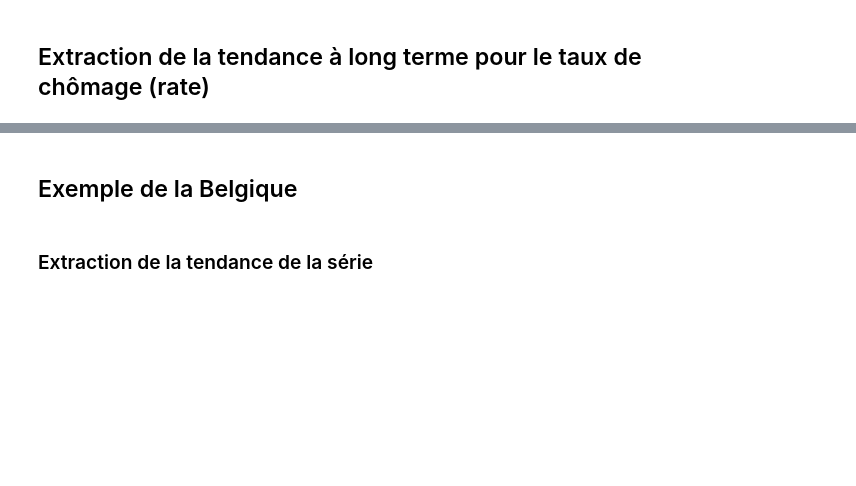
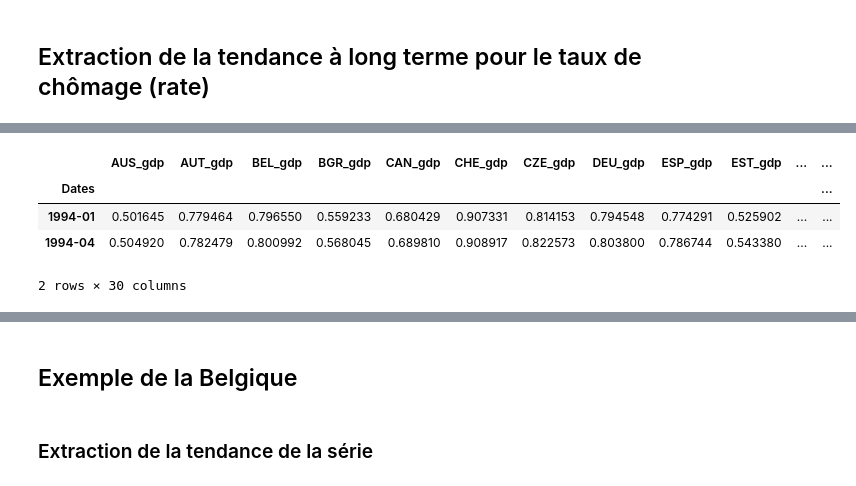
Before and after one commit to Marimar4/Projet-Python, a Jupyter notebook: monmodule/Modélisation.ipynb, the cells around one changed output, grey strips where cells are left out. Saved outputs shown, nothing was run; the diff lists cells and outputs as text; code cells hidden in the pictures; blank space fills up the shorter version.

```diff
--- a/monmodule/Modélisation.ipynb
+++ b/monmodule/Modélisation.ipynb
@@ -54,8 +54,7 @@ Nous sélectionnerons un pays de manière aléatoire au sein de chaque groupe af
 import declarations as d
 # %%
 # Bases de données relatives au PIB et au taux de chômage
-
-data_trimestre = d.pd.read_csv('bases/donnees_trimestrielles.csv', encoding='latin-1')
+quart_data = d.pd.read_csv('bases/quart_data.csv', encoding='latin-1')
 data_moyenne = d.pd.read_csv('bases/donnees_moyennees.csv', encoding = 'latin-1')
 # %%
 # Base de données relative aux variables considérées pour le clustering
@@ -75,10 +85,16 @@ df_rates.head(2)
 # %%
 # Extraire toutes les colonnes avec le suffixe "_gdp" ainsi que la colonne des dates
-columns_gdp = ['Dates'] + [col for col in data_trimestre.columns if col.endswith('_gdp')]
-df_gdp = data_trimestre[columns_gdp]
+columns_gdp = ['Dates'] + [col for col in quart_data.columns if col.endswith('_gdp')]
+df_gdp = quart_data[columns_gdp]
 df_gdp.set_index('Dates', inplace = True)
 
 df_gdp.head(2)
+# %% [output]
+|  | AUS_gdp | AUT_gdp | BEL_gdp | BGR_gdp | CAN_gdp | CHE_gdp | CZE_gdp | DEU_gdp | ESP_gdp | EST_gdp | ... | ... |
+| Dates |  |  |  |  |  |  |  |  |  |  |  | ... |
+| 1994-01 | 0.501645 | 0.779464 | 0.796550 | 0.559233 | 0.680429 | 0.907331 | 0.814153 | 0.794548 | 0.774291 | 0.525902 | ... | ... |
+| 1994-04 | 0.504920 | 0.782479 | 0.800992 | 0.568045 | 0.689810 | 0.908917 | 0.822573 | 0.803800 | 0.786744 | 0.543380 | ... | ... |
+2 rows × 30 columns
 # %%
 import statsmodels.tsa.filters.hp_filter as smf
 import statsmodels.tsa.ardl as sma
```
Also changed, not shown: parts of 3 cells of this notebook, 3 other files.
